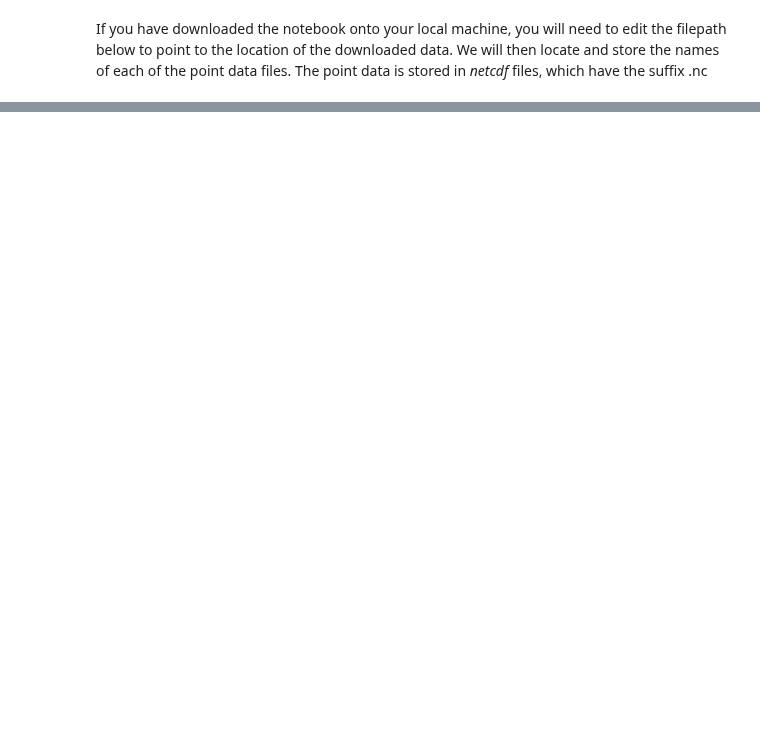
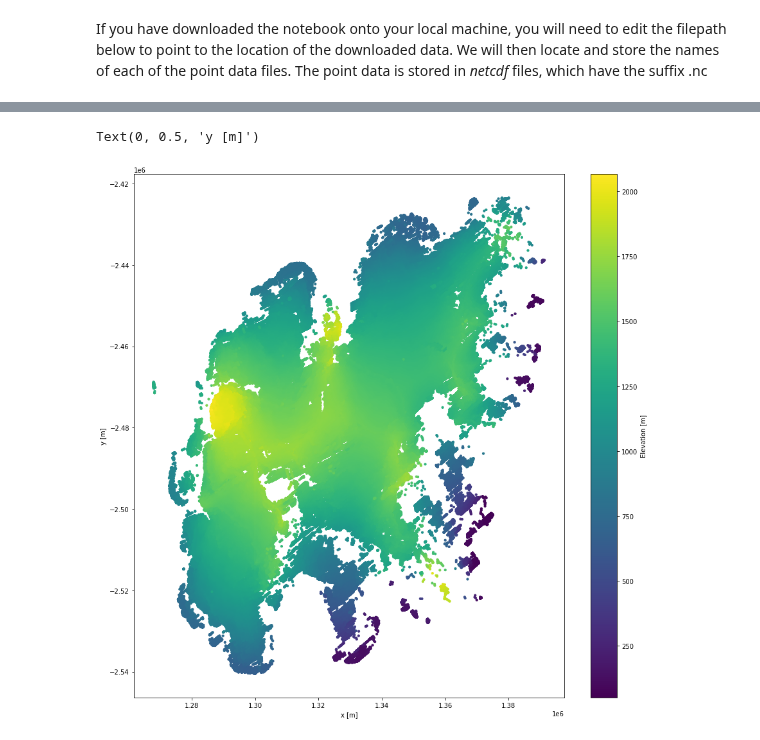
Before and after one commit to earthwave/eolis_demo_notebooks, a Jupyter notebook: cryotempo_eolis_download_plot_point_data.ipynb, the cells around one changed output, grey strips where cells are left out. Cells and saved outputs as stored; diff of their text form; code cells hidden in the pictures; blank space fills up the shorter version.

```diff
--- a/cryotempo_eolis_download_plot_point_data.ipynb
+++ b/cryotempo_eolis_download_plot_point_data.ipynb
@@ -146 +165,11 @@ print('Point data from ',dates[0],' to ',dates[-1])
+# %%
+fig, axs = plt.subplots(1,1,figsize=(15,15))
+
+c = axs.scatter(full_query_results['x'], full_query_results['y'], c=full_query_results['elevation'], s=10, cmap='viridis')
+plt.colorbar(c, label='Elevation [m]')
+axs.set_xlabel('x [m]')
+axs.set_ylabel('y [m]')
+# %% [output]
+Text(0, 0.5, 'y [m]')
+[figure, added]
 # %% [markdown]
```
Also changed, not shown: parts of 35 cells of this notebook, 1 other file.
